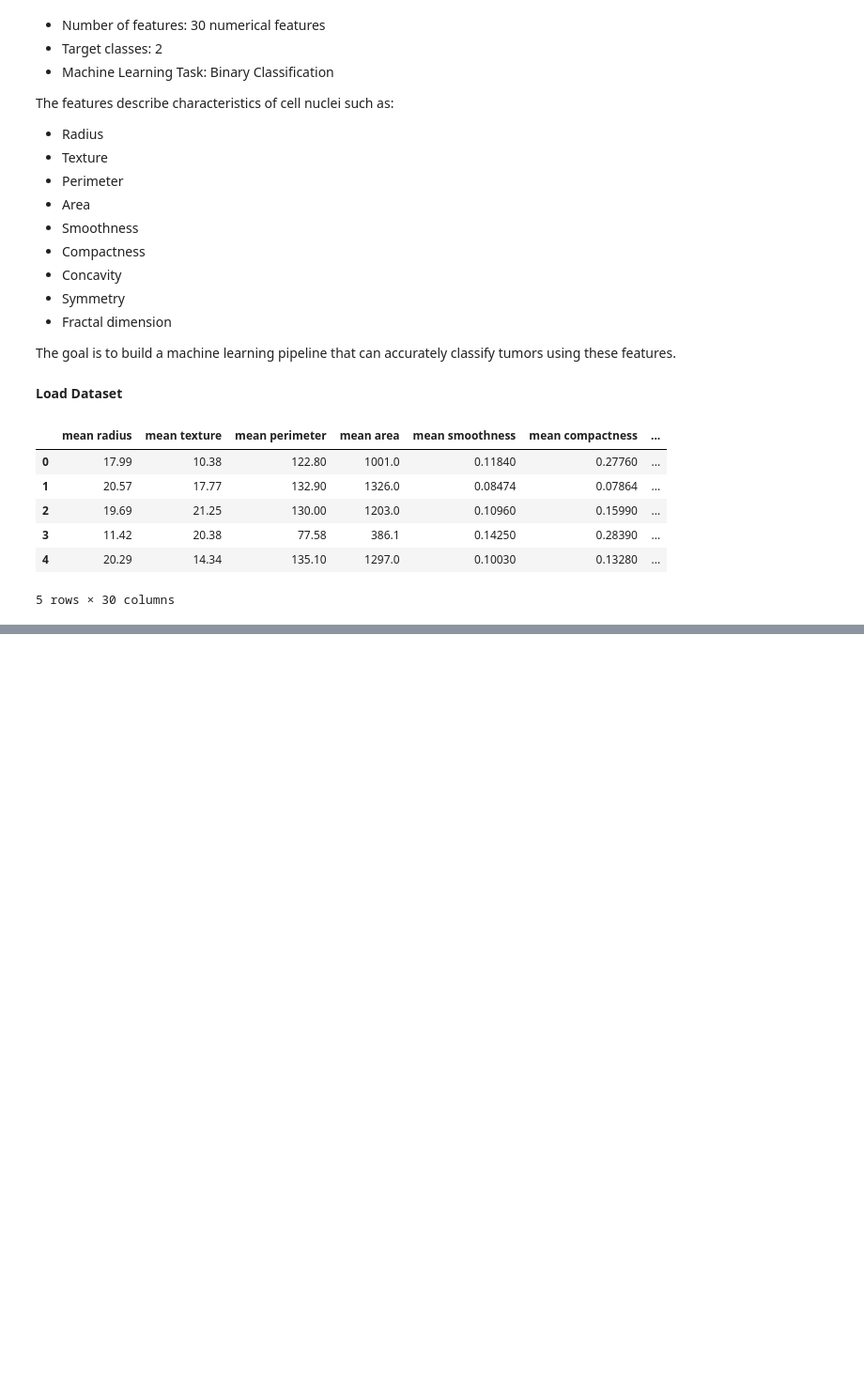
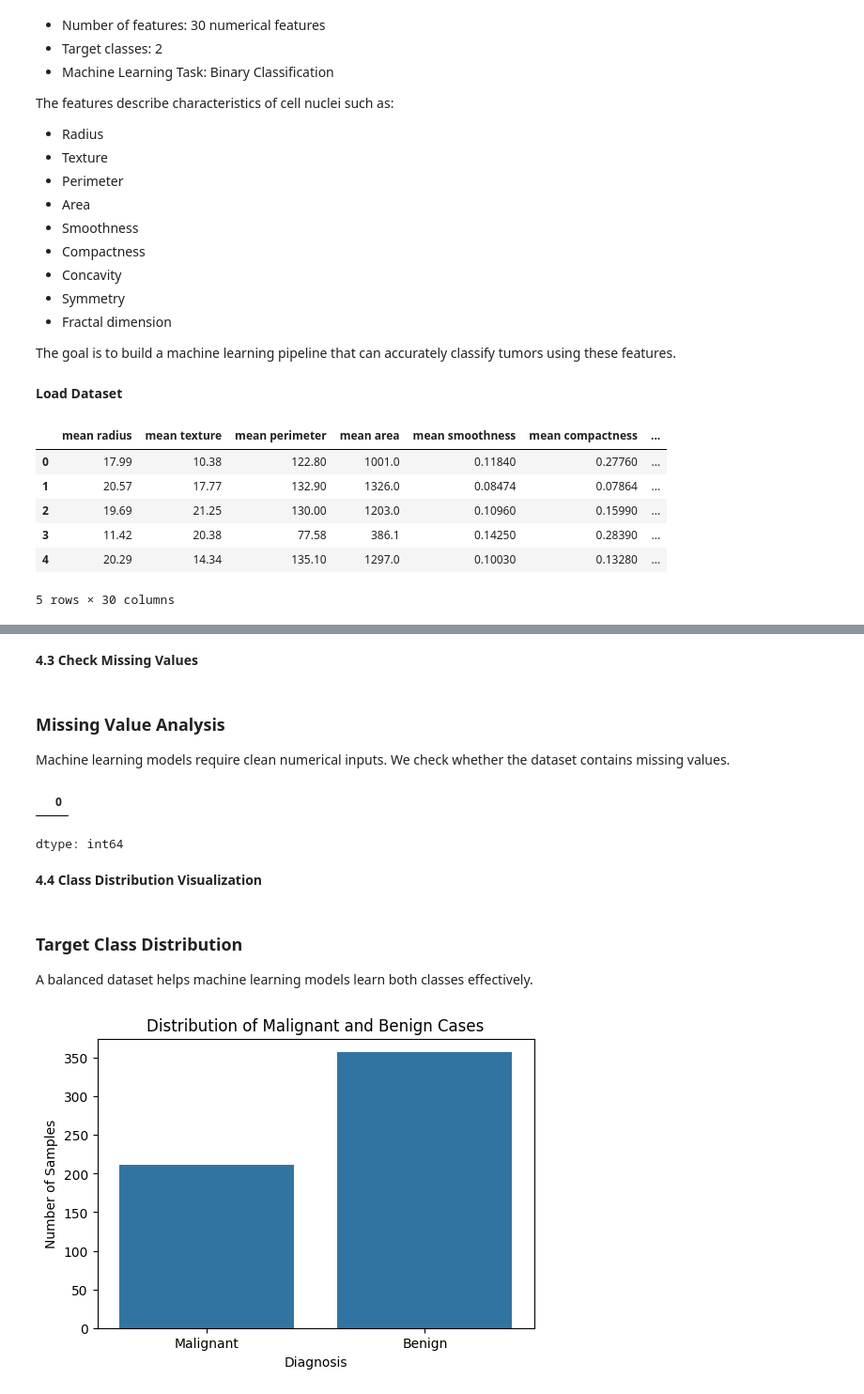
Before and after one commit to sabithamanoj/breast-cancer-ml-pipeline, a Jupyter notebook: breast_cancer_ml_analysis.ipynb, the cells around one changed output, grey strips where cells are left out. Shown at 94% size. Saved outputs shown, nothing was run; the diff lists cells and outputs as text; code cells hidden in the pictures; blank space fills up the shorter version.

Commit message:
data analysis

```diff
--- a/breast_cancer_ml_analysis.ipynb
+++ b/breast_cancer_ml_analysis.ipynb
@@ -92,0 +114,9 @@ X.head()
+# %%
+target_names = {
+    0: "Malignant",
+    1: "Benign"
+}
+
+y_labels = y.map(target_names)
+
+y_labels.head()
@@ -92,0 +179,34 @@ X.head()
+# %% [markdown]
+**4.3 Check Missing Values**
+# %% [markdown]
+### Missing Value Analysis
+
+Machine learning models require clean numerical inputs.
+We check whether the dataset contains missing values.
+# %%
+missing_values = X.isnull().sum()
+
+missing_values[missing_values > 0]
+# %% [output]
+|  | 0 |
+dtype: int64
+# %% [markdown]
+**4.4 Class Distribution Visualization**
+# %% [markdown]
+### Target Class Distribution
+
+A balanced dataset helps machine learning models learn both classes effectively.
+# %%
+plt.figure(figsize=(6,4))
+
+sns.countplot(
+    x=y_labels
+)
+
+plt.title("Distribution of Malignant and Benign Cases")
+plt.xlabel("Diagnosis")
+plt.ylabel("Number of Samples")
+
+plt.show()
+# %% [output]
+[figure, added]
```
Also changed, not shown: parts of 11 cells of this notebook.
